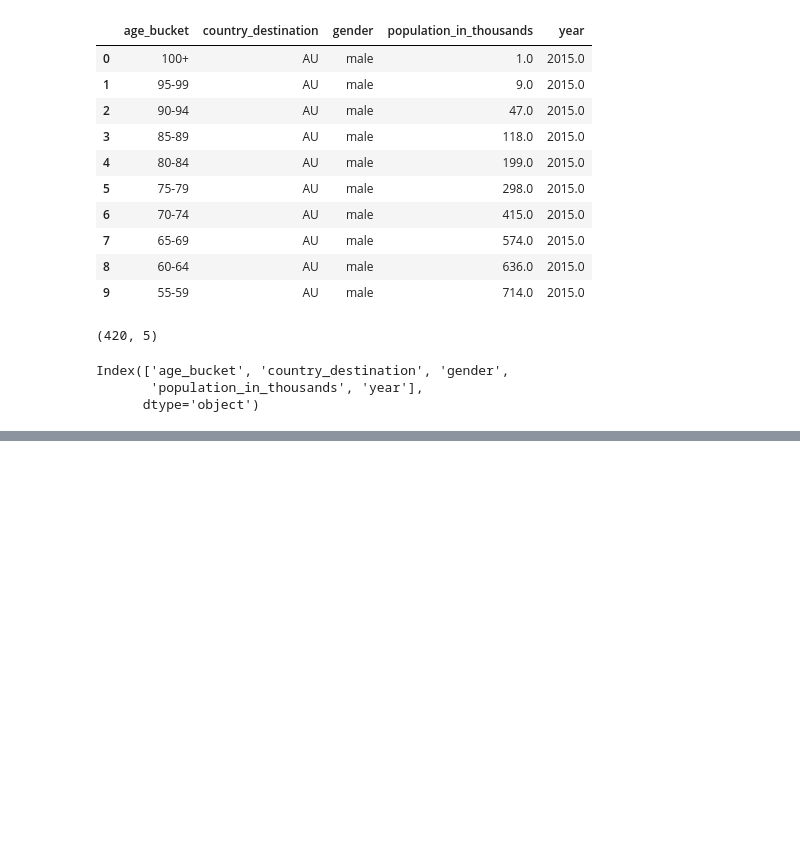
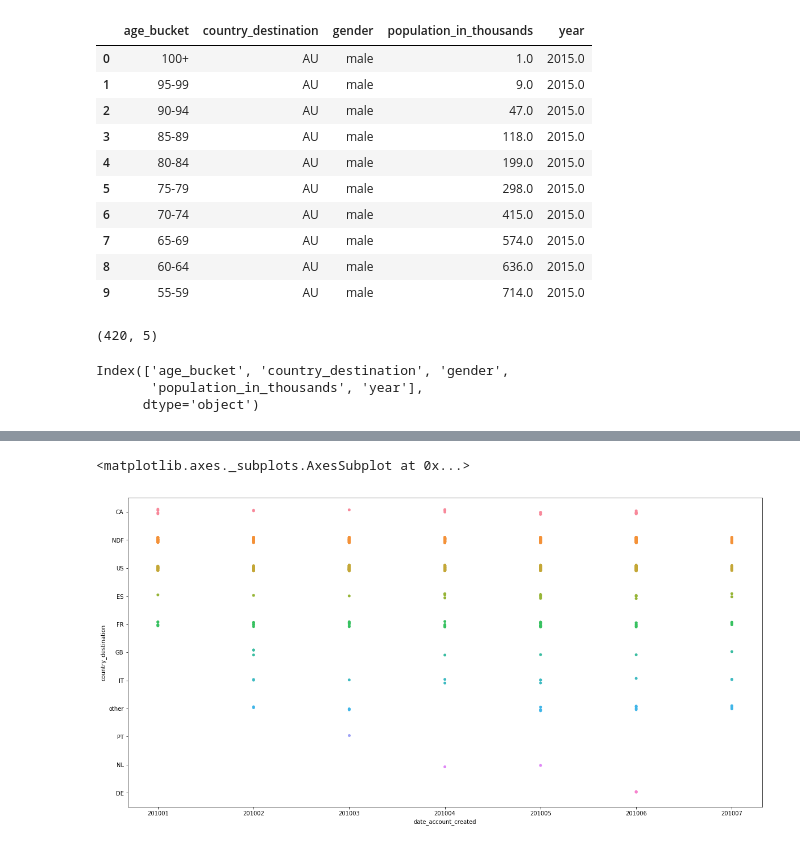
Before and after one commit to khanhduyn/coderschool_ml_jul18, a Jupyter notebook: kaggle/airbnb/kaggle_airbnb.ipynb, the cells around one changed output, grey strips where cells are left out. Saved outputs shown, nothing was run; the diff lists cells and outputs as text; code cells hidden in the pictures; blank space fills up the shorter version.

```diff
--- a/kaggle/airbnb/kaggle_airbnb.ipynb
+++ b/kaggle/airbnb/kaggle_airbnb.ipynb
@@ -34,0 +169,9 @@ Index(['age_bucket', 'country_destination', 'gender',
+# %%
+raw_user_datetime = raw_user.loc[:, ['date_account_created', 'timestamp_first_active' , 'country_destination']]
+# %%
+from datetime import datetime
+# datetime format yyyy-mm-dd
+func_str_datetime = lambda x: datetime.strptime(x, '%Y-%m-%d')
+func_str_datetime_2 = lambda x: datetime.strptime(str(x), '%Y%m%d%H%M%S')
+raw_user_datetime['date_account_created'] = raw_user_datetime['date_account_created'].apply(func_str_datetime)
+raw_user_datetime['timestamp_first_active'] = raw_user_datetime['timestamp_first_active'].apply(func_str_datetime_2)
@@ -34,0 +192,3 @@ Index(['age_bucket', 'country_destination', 'gender',
+# %%
+raw_user_datetime = raw_user_datetime.sort_values('date_account_created').reset_index(drop=True)
+raw_user_datetime.head(10)
@@ -34,0 +207,6 @@ Index(['age_bucket', 'country_destination', 'gender',
+# %%
+fig, ax = plt.subplots(figsize=(20, 10))
+sns.stripplot(x='date_account_created', y='country_destination', data=raw_user_datetime.loc[:1000,], ax=ax, jitter=True)
+# %% [output]
+<matplotlib.axes._subplots.AxesSubplot at 0x...>
+[figure, added]
```
Also changed, not shown: parts of 31 cells of this notebook.
